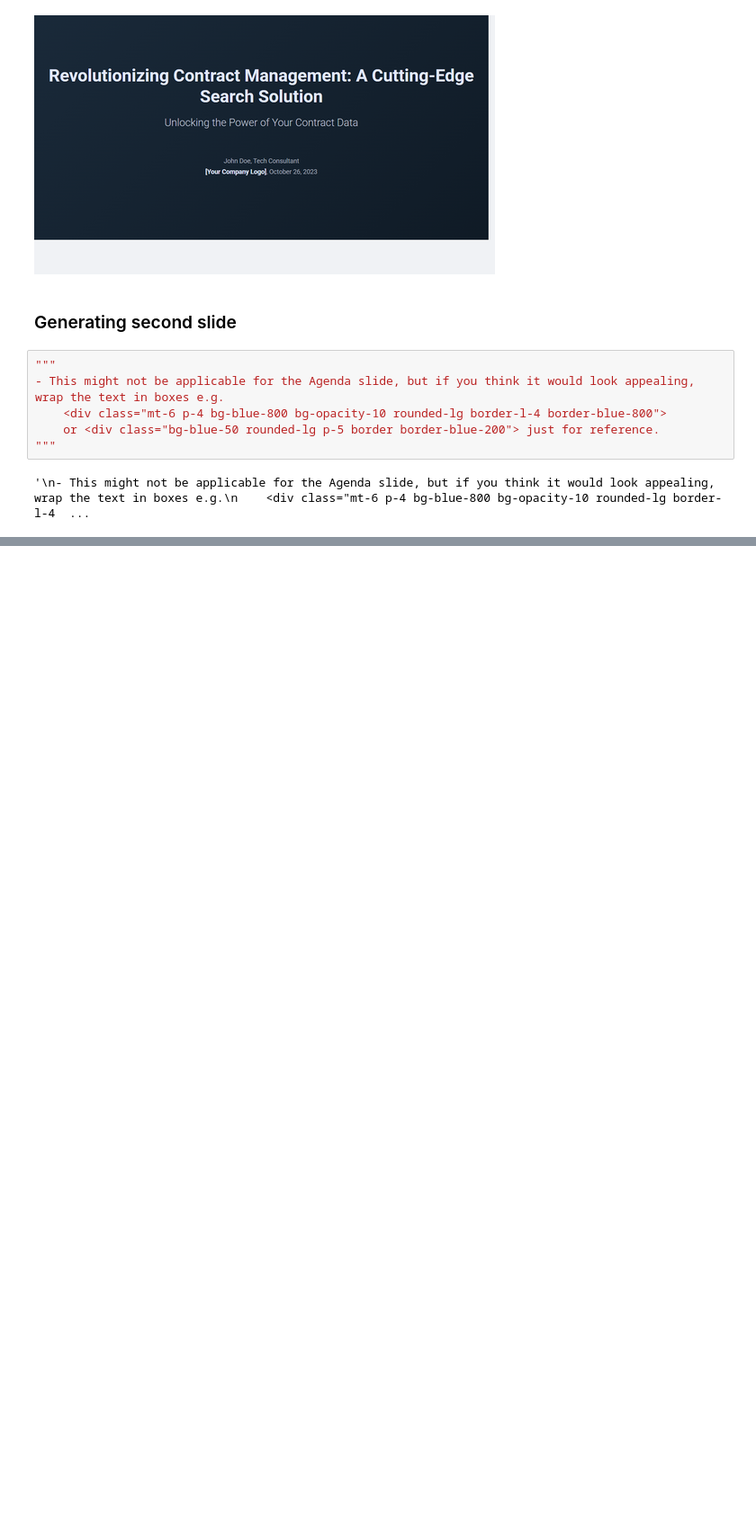
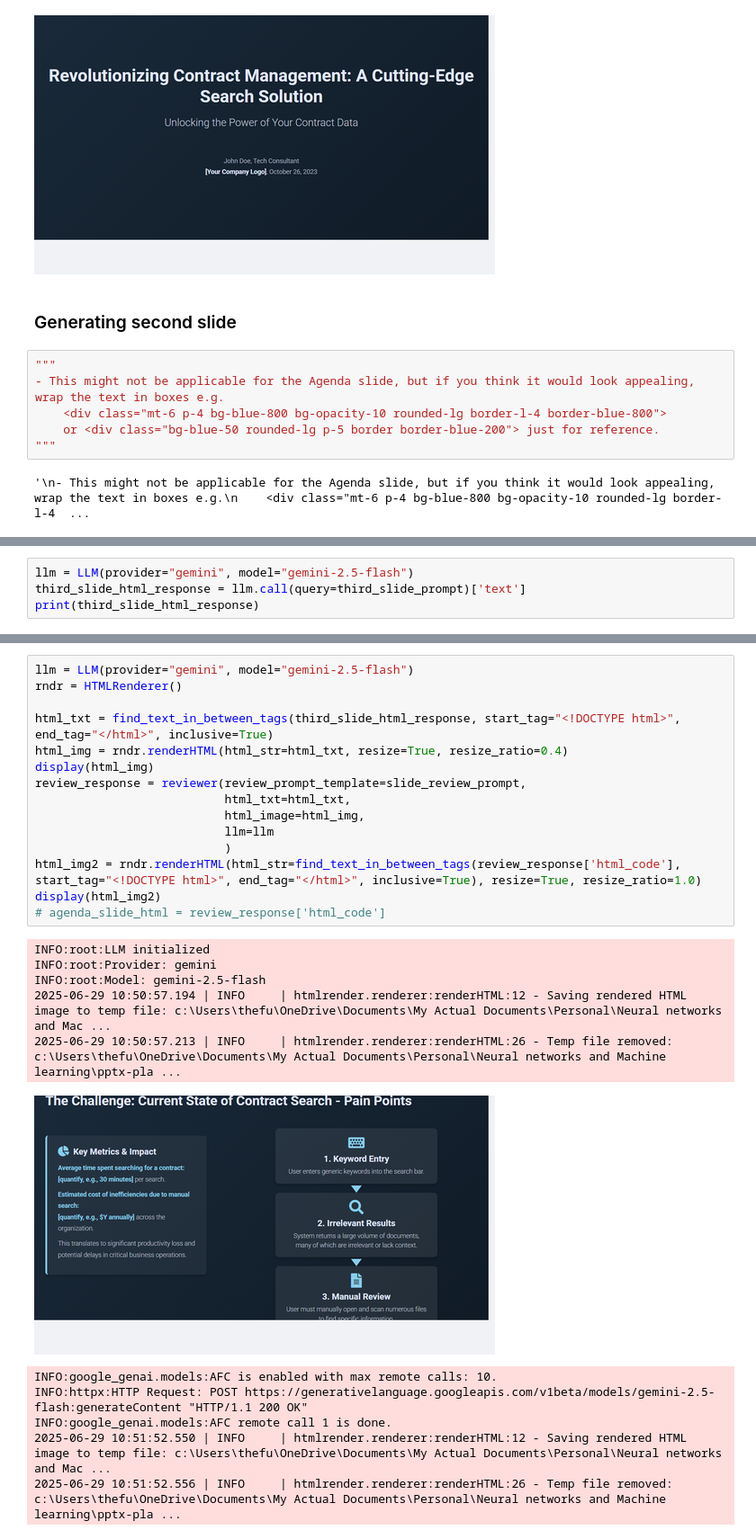
Before and after one commit to L33T-Snack3r/pptx-planner, a Jupyter notebook: experimentation/html_generation_prototyping.ipynb, the cells around one changed output, grey strips where cells are left out. Shown at 90% size. Cells and saved outputs as stored; diff of their text form; blank space fills up the shorter version.

```diff
--- a/experimentation/html_generation_prototyping.ipynb
+++ b/experimentation/html_generation_prototyping.ipynb
@@ -902,0 +943,4 @@ display(html_img)
+# %%
+llm = LLM(provider="gemini", model="gemini-2.5-flash")
+third_slide_html_response = llm.call(query=third_slide_prompt)['text']
+print(third_slide_html_response)
@@ -902,0 +971,27 @@ display(html_img)
+# %%
+llm = LLM(provider="gemini", model="gemini-2.5-flash")
+rndr = HTMLRenderer()
+
+html_txt = find_text_in_between_tags(third_slide_html_response, start_tag="<!DOCTYPE html>", end_tag="</html>", inclusive=True)
+html_img = rndr.renderHTML(html_str=html_txt, resize=True, resize_ratio=0.4)
+display(html_img)
+review_response = reviewer(review_prompt_template=slide_review_prompt,
+                           html_txt=html_txt,
+                           html_image=html_img,
+                           llm=llm
+                           )
+html_img2 = rndr.renderHTML(html_str=find_text_in_between_tags(review_response['html_code'], start_tag="<!DOCTYPE html>", end_tag="</html>", inclusive=True), resize=True, resize_ratio=1.0)
+display(html_img2)
+# agenda_slide_html = review_response['html_code']
+# %% [output]
+INFO:root:LLM initialized
+INFO:root:Provider: gemini
+INFO:root:Model: gemini-2.5-flash
+2025-06-29 10:50:57.194 | INFO     | htmlrender.renderer:renderHTML:12 - Saving rendered HTML image to temp file: c:\Users\thefu\OneDrive\Documents\My Actual Documents\Personal\Neural networks and Mac ...
+2025-06-29 10:50:57.213 | INFO     | htmlrender.renderer:renderHTML:26 - Temp file removed: c:\Users\thefu\OneDrive\Documents\My Actual Documents\Personal\Neural networks and Machine learning\pptx-pla ...
+[figure, added]
+INFO:google_genai.models:AFC is enabled with max remote calls: 10.
+INFO:httpx:HTTP Request: POST https://generativelanguage.googleapis.com/v1beta/models/gemini-2.5-flash:generateContent "HTTP/1.1 200 OK"
+INFO:google_genai.models:AFC remote call 1 is done.
+2025-06-29 10:51:52.550 | INFO     | htmlrender.renderer:renderHTML:12 - Saving rendered HTML image to temp file: c:\Users\thefu\OneDrive\Documents\My Actual Documents\Personal\Neural networks and Mac ...
+2025-06-29 10:51:52.556 | INFO     | htmlrender.renderer:renderHTML:26 - Temp file removed: c:\Users\thefu\OneDrive\Documents\My Actual Documents\Personal\Neural networks and Machine learning\pptx-pla ...
```
Also changed, not shown: parts of 14 cells of this notebook, 2 other files.
